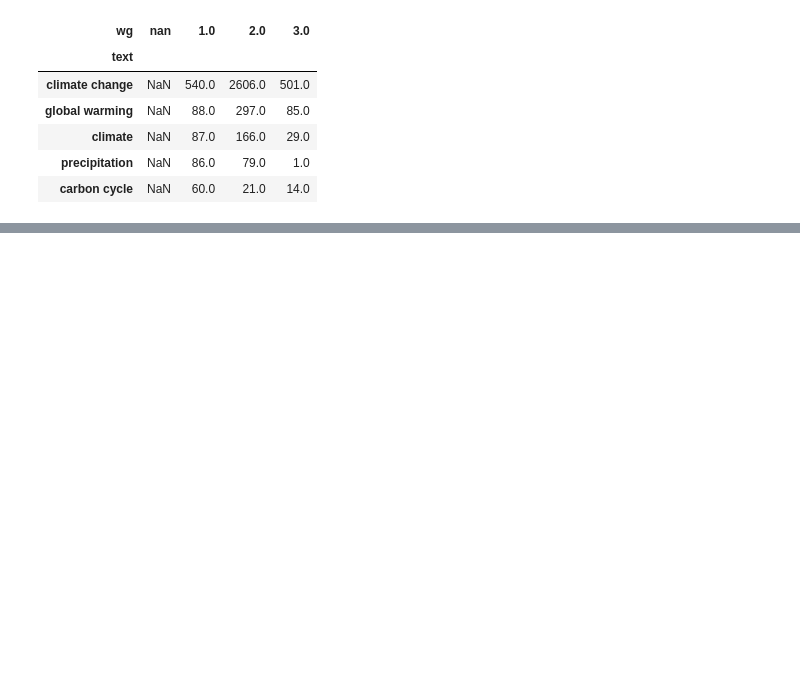
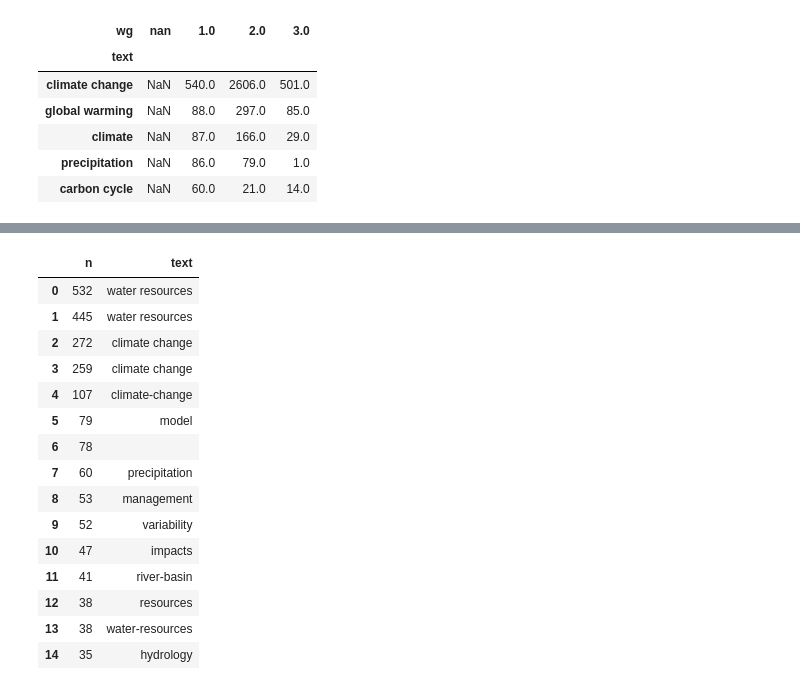
Before and after one commit to mcallaghan/cc-topography, a Jupyter notebook: code/keywords.ipynb, the cells around one changed output, grey strips where cells are left out. Cells and saved outputs as stored; diff of their text form; code cells hidden in the pictures; blank space fills up the shorter version.

```diff
--- a/code/keywords.ipynb
+++ b/code/keywords.ipynb
@@ -182,0 +263,32 @@ ValueError: expected an element of List(String), got seq with invalid items [327
+# %%
+docs = set(list(Doc.objects.filter(
+    query=q,
+    kw__text='water resources'
+).values_list('id',flat=True)))
+
+wrs = KW.objects.filter(
+    doc__in=docs
+).annotate(
+    n = Count('doc')
+).order_by('-n')
+
+wrdf = pd.DataFrame.from_dict(list(wrs.values('text','n')))
+
+wrdf.head(15)
+# %% [output]
+|  | n | text |
+| 0 | 532 | water resources |
+| 1 | 445 | water resources |
+| 2 | 272 | climate change |
+| 3 | 259 | climate change |
+| 4 | 107 | climate-change |
+| 5 | 79 | model |
+| 6 | 78 |  |
+| 7 | 60 | precipitation |
+| 8 | 53 | management |
+| 9 | 52 | variability |
+| 10 | 47 | impacts |
+| 11 | 41 | river-basin |
+| 12 | 38 | resources |
+| 13 | 38 | water-resources |
+| 14 | 35 | hydrology |
```
Also changed, not shown: parts of 11 cells of this notebook, 7 other files.
